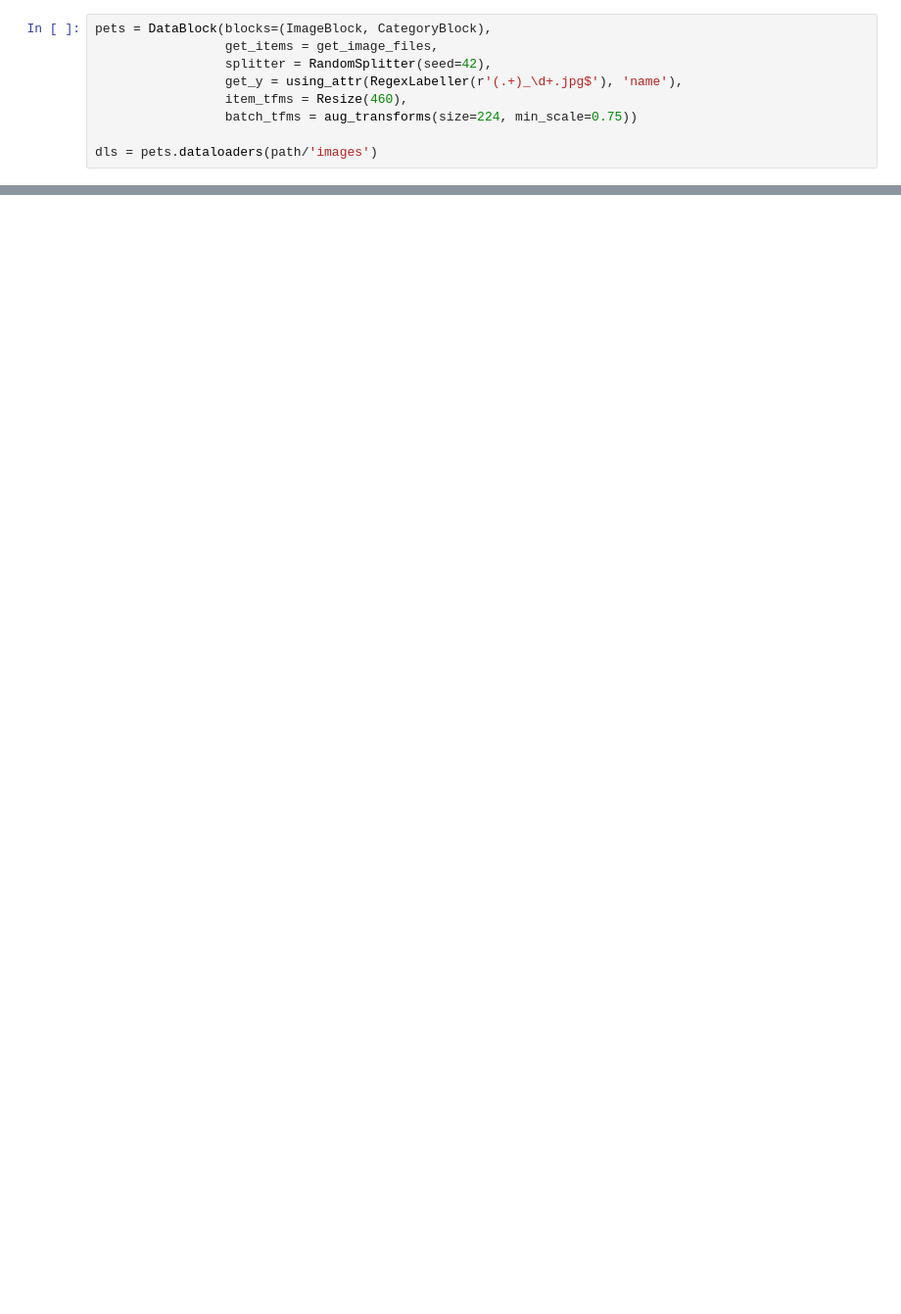
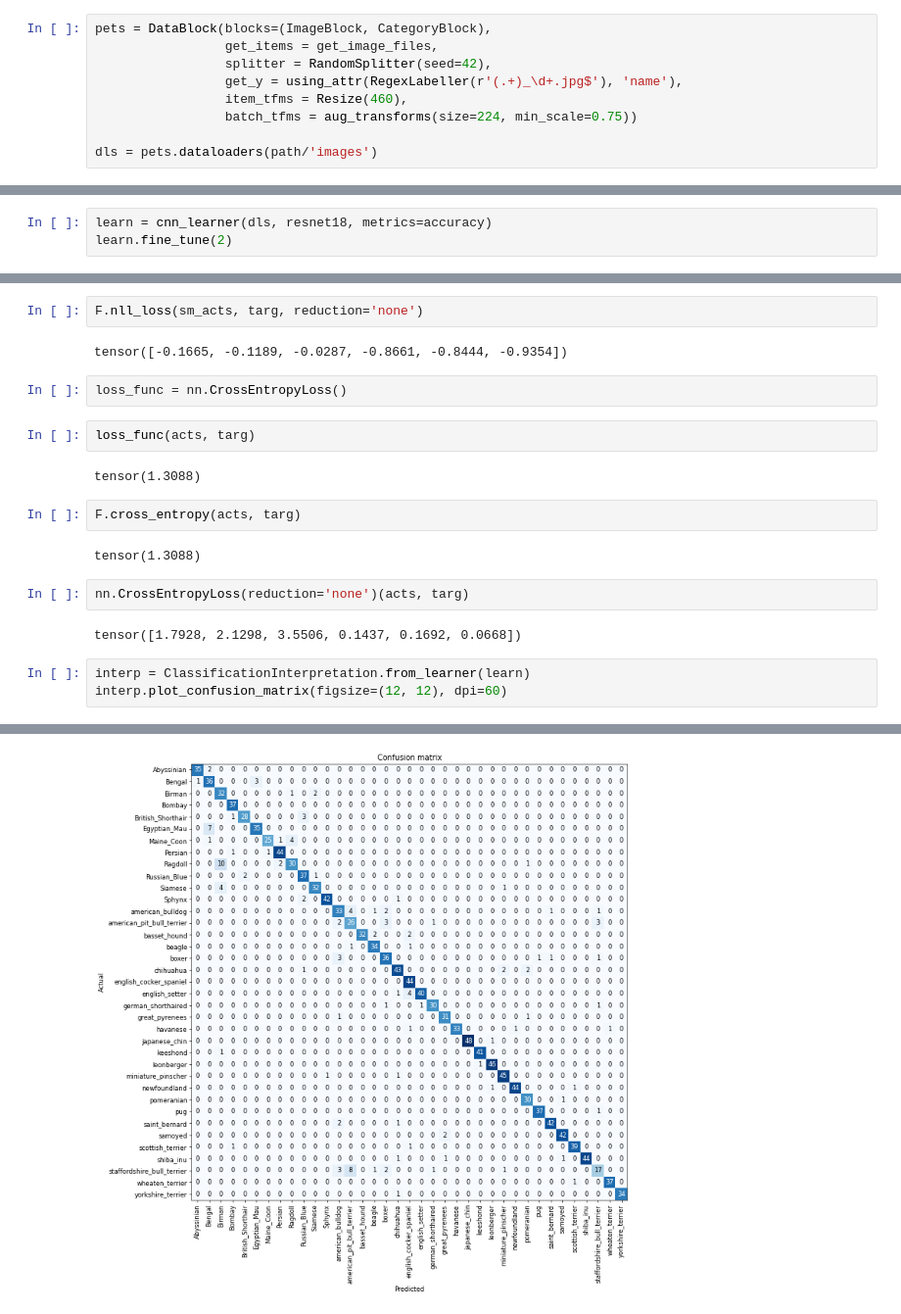
Before and after one commit to satani99/practical_deep_learning_for_coders, a Jupyter notebook: fast_ai_5.ipynb, the cells around one changed output, grey strips where cells are left out. Shown: that part at 98% size. Drawn from its saved outputs; the diff is of its cells as text; blank space fills up the shorter version.

```diff
--- a/fast_ai_5.ipynb
+++ b/fast_ai_5.ipynb
@@ -35,0 +40,3 @@ dls = pets.dataloaders(path/'images')
+# %%
+learn = cnn_learner(dls, resnet18, metrics=accuracy)
+learn.fine_tune(2)
@@ -35,0 +136,22 @@ dls = pets.dataloaders(path/'images')
+# %%
+F.nll_loss(sm_acts, targ, reduction='none')
+# %% [output]
+tensor([-0.1665, -0.1189, -0.0287, -0.8661, -0.8444, -0.9354])
+# %%
+loss_func = nn.CrossEntropyLoss()
+# %%
+loss_func(acts, targ)
+# %% [output]
+tensor(1.3088)
+# %%
+F.cross_entropy(acts, targ)
+# %% [output]
+tensor(1.3088)
+# %%
+nn.CrossEntropyLoss(reduction='none')(acts, targ)
+# %% [output]
+tensor([1.7928, 2.1298, 3.5506, 0.1437, 0.1692, 0.0668])
+# %%
+interp = ClassificationInterpretation.from_learner(learn)
+interp.plot_confusion_matrix(figsize=(12, 12), dpi=60)
+# %% [output]
@@ -35,0 +160 @@ dls = pets.dataloaders(path/'images')
+[figure, added]
```
Also changed, not shown: parts of 26 cells of this notebook.
